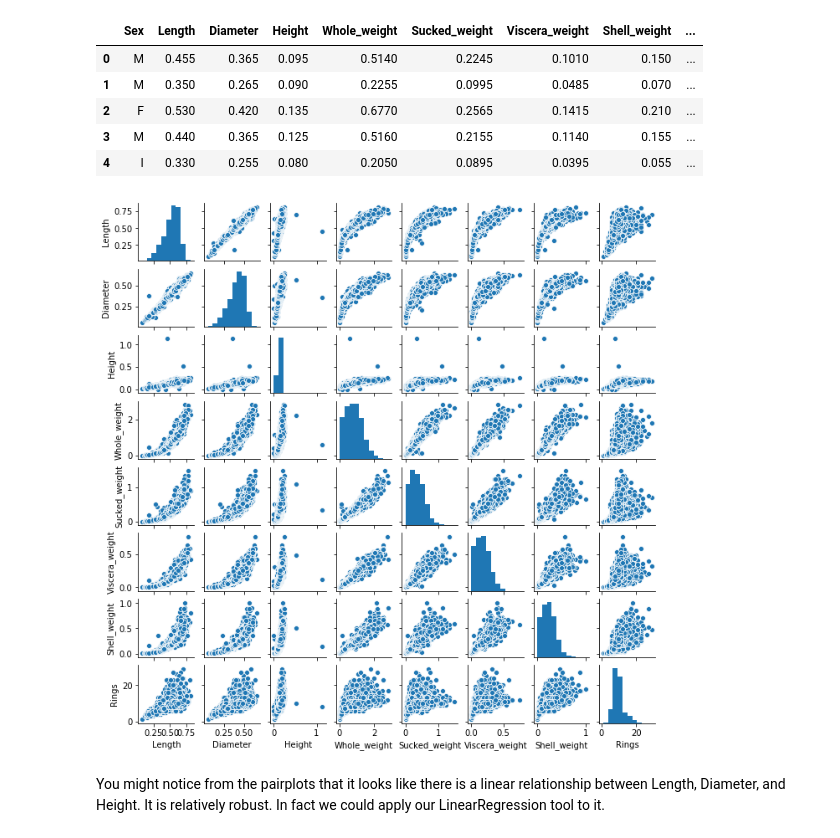
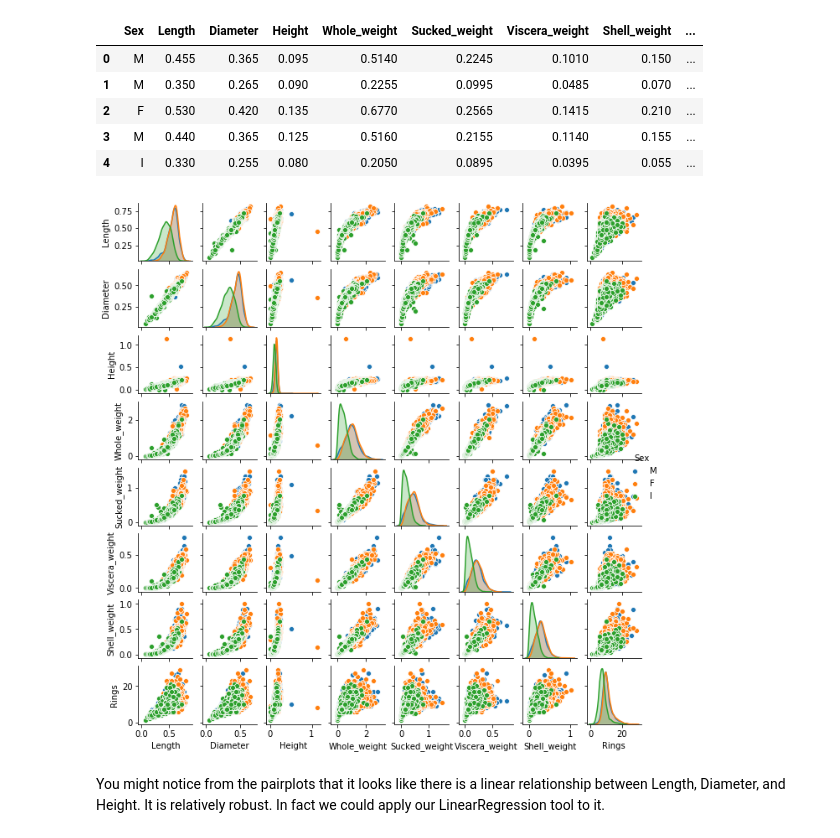
Before and after one commit to virgilpierce/STAT_411, a Jupyter notebook: 5_1 - EDA and Linear Regression.ipynb, the cells around one changed output. Drawn from its saved outputs; the diff is of its cells as text; code cells hidden in the pictures.

```diff
--- a/5_1 - EDA and Linear Regression.ipynb
+++ b/5_1 - EDA and Linear Regression.ipynb
@@ -31,10 +35,10 @@ ab.head()
 | 3 | M | 0.440 | 0.365 | 0.125 | 0.5160 | 0.2155 | 0.1140 | 0.155 | ... |
 | 4 | I | 0.330 | 0.255 | 0.080 | 0.2050 | 0.0895 | 0.0395 | 0.055 | ... |
 # %%
-p = sn.pairplot(ab)
+p = sn.pairplot(ab, hue = 'Sex')
 p.fig.set_size_inches(9, 9)
 # %% [output]
-[figure, old version]
+[figure, new version]
 # %% [markdown]
 You might notice from the pairplots that it looks like there is a linear relationship between Length, Diameter, and Height. It is relatively robust. In fact we could apply our LinearRegression tool to it.
 # %%
```
Also changed, not shown: parts of 23 cells of this notebook.
